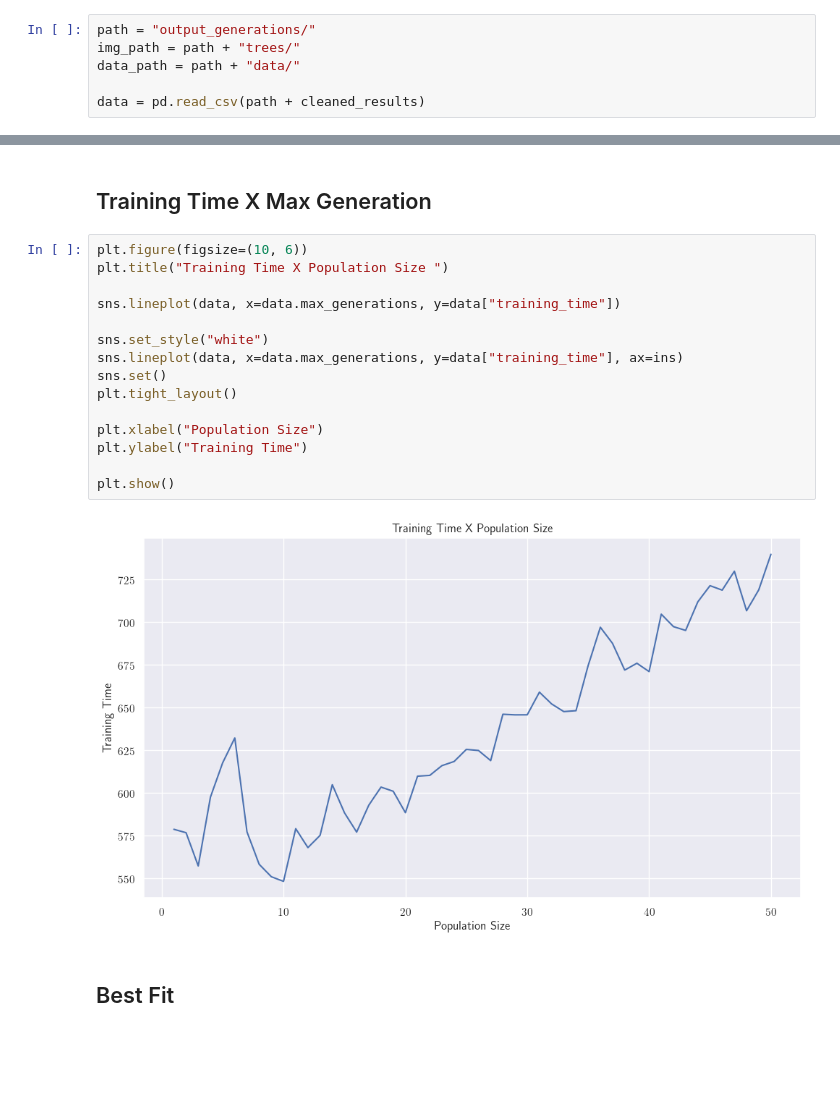
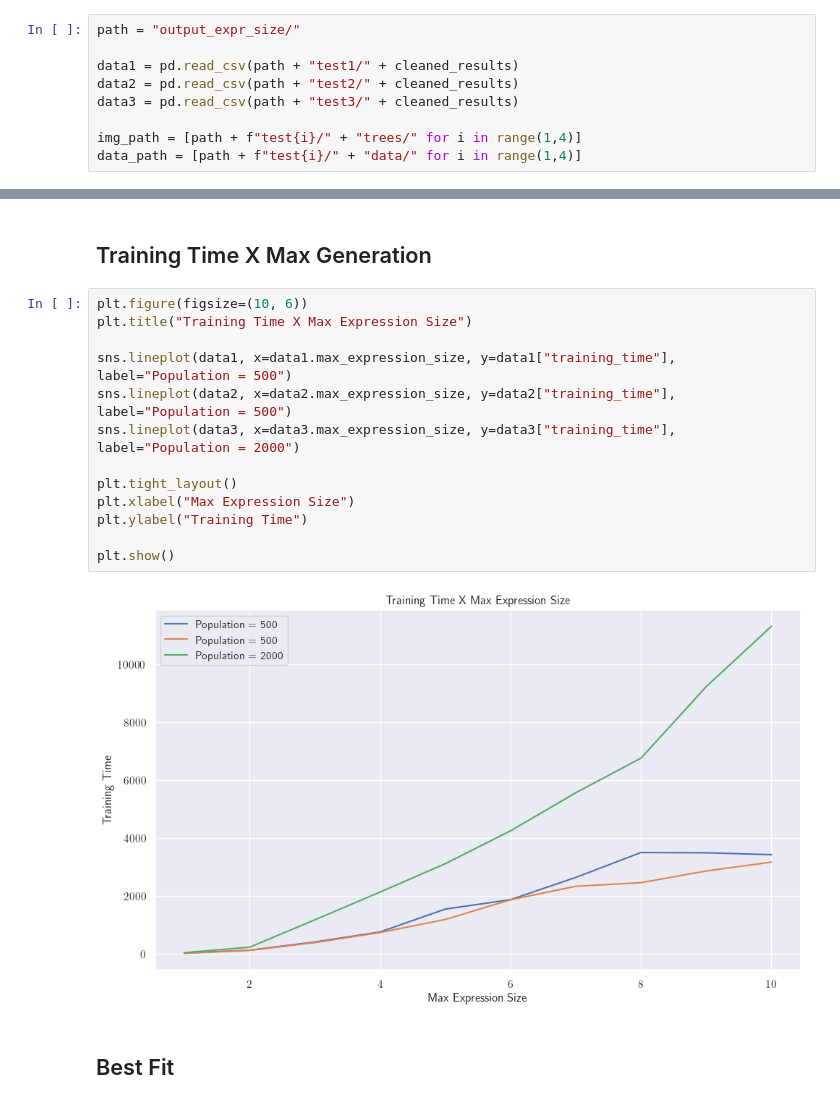
Before and after one commit to Guilherme-Ataliba/CSOWP-Symbolic-Regression, a Jupyter notebook: Analysis.ipynb, the cells around one changed output, grey strips where cells are left out. Cells and saved outputs as stored; diff of their text form; blank space fills up the shorter version.

```diff
--- a/Analysis.ipynb
+++ b/Analysis.ipynb
@@ -981,9 +982,12 @@ $$10*\exp(-0.5*exp(-0.5*x + 2))$$
 - Normalized input (range from 0 to 1)
 - Constants range from -10 to 10
 # %%
-path = "output_generations/"
-img_path = path + "trees/"
-data_path = path + "data/"
+path = "output_expr_size/"
 
-data = pd.read_csv(path + cleaned_results)
+data1 = pd.read_csv(path + "test1/" + cleaned_results)
+data2 = pd.read_csv(path + "test2/" + cleaned_results)
+data3 = pd.read_csv(path + "test3/" + cleaned_results)
+
+img_path = [path + f"test{i}/" + "trees/" for i in range(1,4)]
+data_path = [path + f"test{i}/" + "data/" for i in range(1,4)]
 # %% [markdown]
@@ -1005,21 +1025,19 @@ plt.show()
 ## Training Time X Max Generation
 # %%
 plt.figure(figsize=(10, 6))
-plt.title("Training Time X Population Size ")
+plt.title("Training Time X Max Expression Size")
 
-sns.lineplot(data, x=data.max_generations, y=data["training_time"])
+sns.lineplot(data1, x=data1.max_expression_size, y=data1["training_time"], label="Population = 500")
+sns.lineplot(data2, x=data2.max_expression_size, y=data2["training_time"], label="Population = 500")
+sns.lineplot(data3, x=data3.max_expression_size, y=data3["training_time"], label="Population = 2000")
 
-sns.set_style("white")
-sns.lineplot(data, x=data.max_generations, y=data["training_time"], ax=ins)
-sns.set()
 plt.tight_layout()
-
-plt.xlabel("Population Size")
+plt.xlabel("Max Expression Size")
 plt.ylabel("Training Time")
 
 plt.show()
 # %% [output]
-[figure, old version]
+[figure, new version]
 # %% [markdown]
 ## Best Fit
 # %%
```
Also changed, not shown: parts of 17 cells of this notebook, 6 other files.
